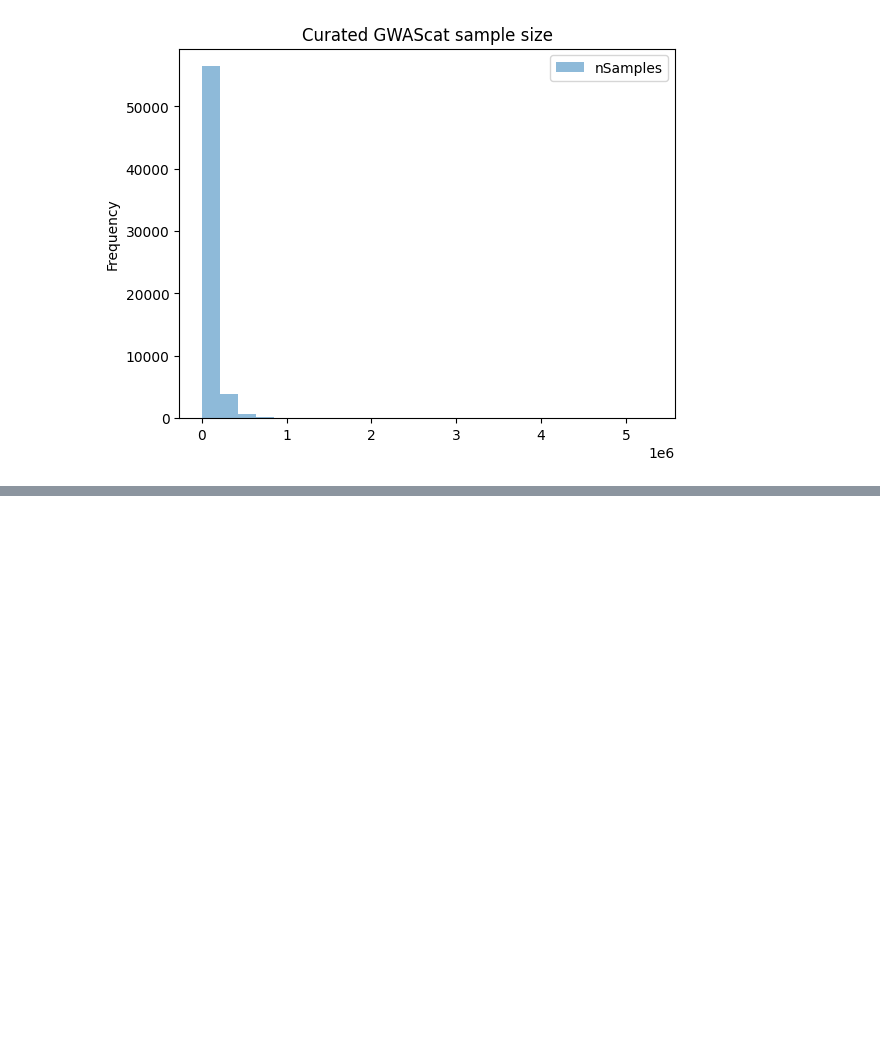
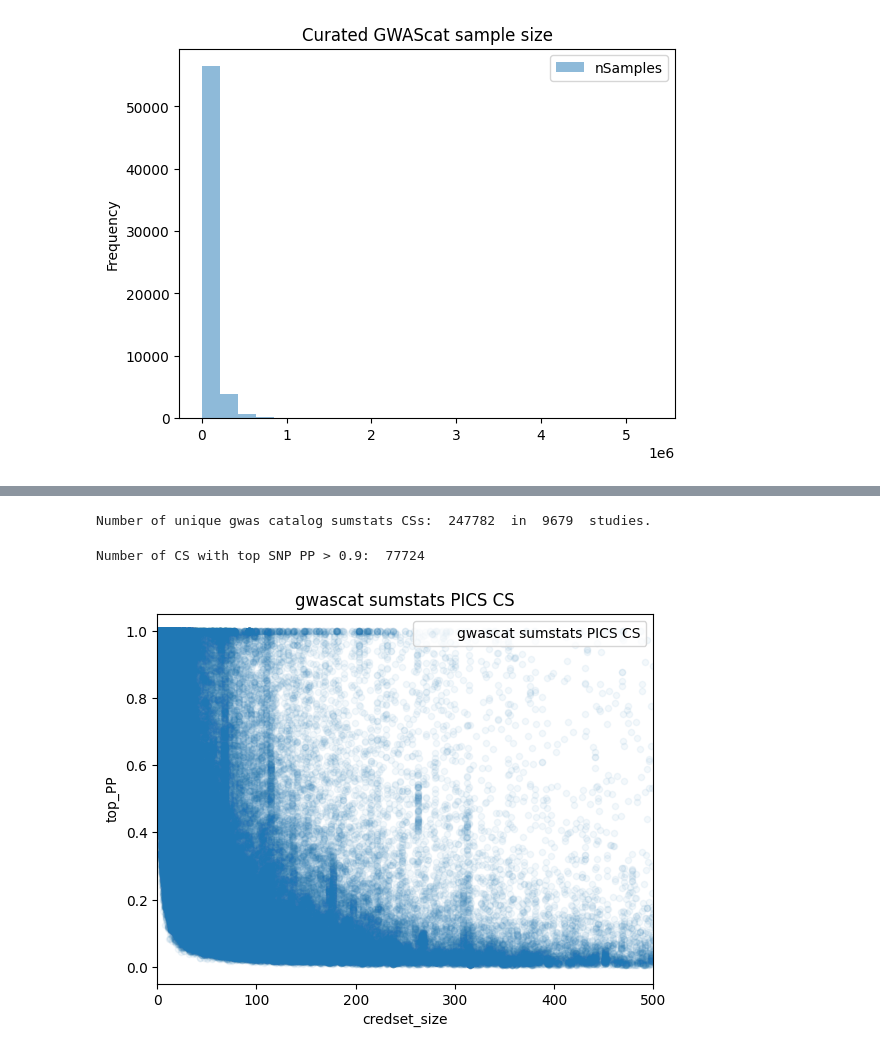
Before and after one commit to opentargets/gentropy, a Jupyter notebook: notebooks/Release_QC_metrics.ipynb, the cells around one changed output, grey strips where cells are left out. Drawn from its saved outputs; the diff is of its cells as text; code cells hidden in the pictures; blank space fills up the shorter version.

```diff
--- a/notebooks/Release_QC_metrics.ipynb
+++ b/notebooks/Release_QC_metrics.ipynb
@@ -198,0 +128,15 @@ coloc_path='gs://genetics_etl_python_playground/releases/24.03/colocalisation'
+# %%
+# Credible_set. Please use Daniels’ notebook as a reference. For each subfolder:
+# gwas catalog sumstats (PICs):
+gwascat_sumstats_path=f"{release_path}/{release_ver}/credible_set/gwas_catalog_summary_statistics"
+# Number of CSs.
+gwascat_sumstats=session.spark.read.parquet(gwascat_sumstats_path, recursiveFileLookup=True)
+#gwascat_sumstats.printSchema()
+print("Number of unique gwas catalog sumstats CSs: ", gwascat_sumstats.select("studyLocusId").distinct().count(), " in ", gwascat_sumstats.select("studyId").distinct().count(), " studies.")
+gwascat_sumstats_fm=gwascat_sumstats.select("studyId", "studyLocusId", "locus.posteriorProbability").withColumn("top_PP", f.col("posteriorProbability").getItem(0)).withColumn("credset_size", f.size(f.col("posteriorProbability")))
+gwascat_sumstats_fm.select("credset_size", "top_PP").toPandas().plot.scatter(x="credset_size", y="top_PP", xlim=[0, 500], alpha=0.05, label="gwascat sumstats PICS CS", title="gwascat sumstats PICS CS")
+print("Number of CS with top SNP PP > 0.9: ", gwascat_sumstats_fm.filter(f.col("top_PP") > 0.9).count())
+# %% [output]
+Number of unique gwas catalog sumstats CSs:  247782  in  9679  studies.
+Number of CS with top SNP PP > 0.9:  77724
+[figure, added]
```
Also changed, not shown: parts of 14 cells of this notebook.
